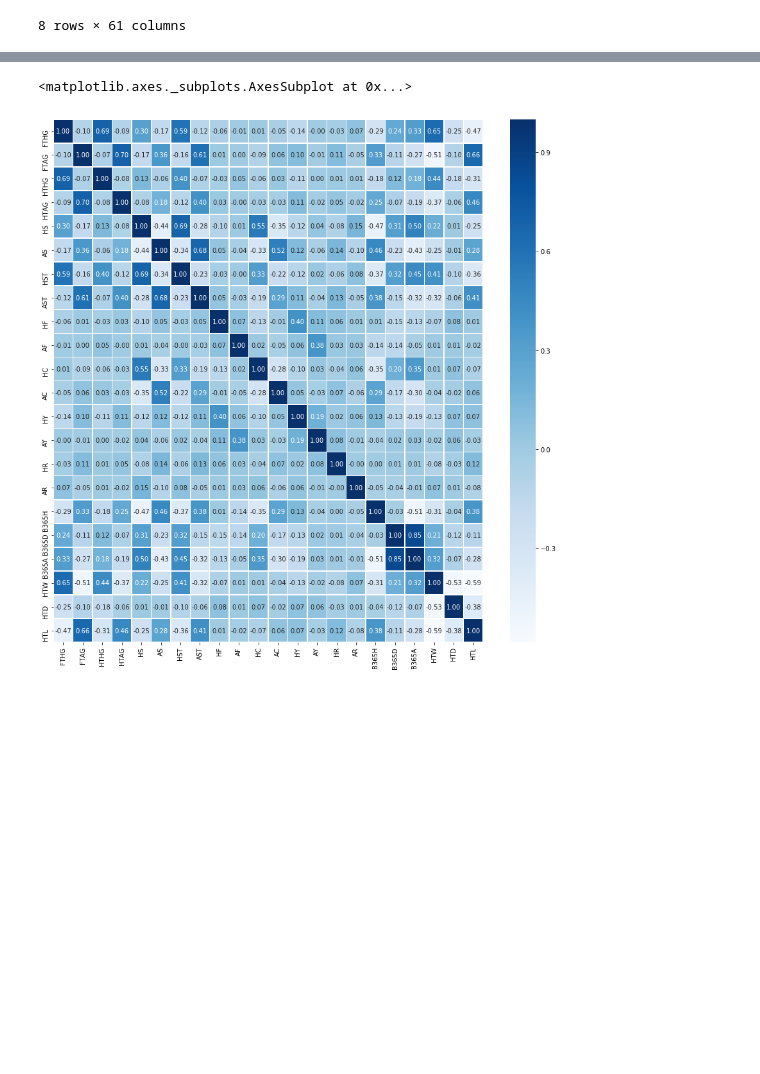
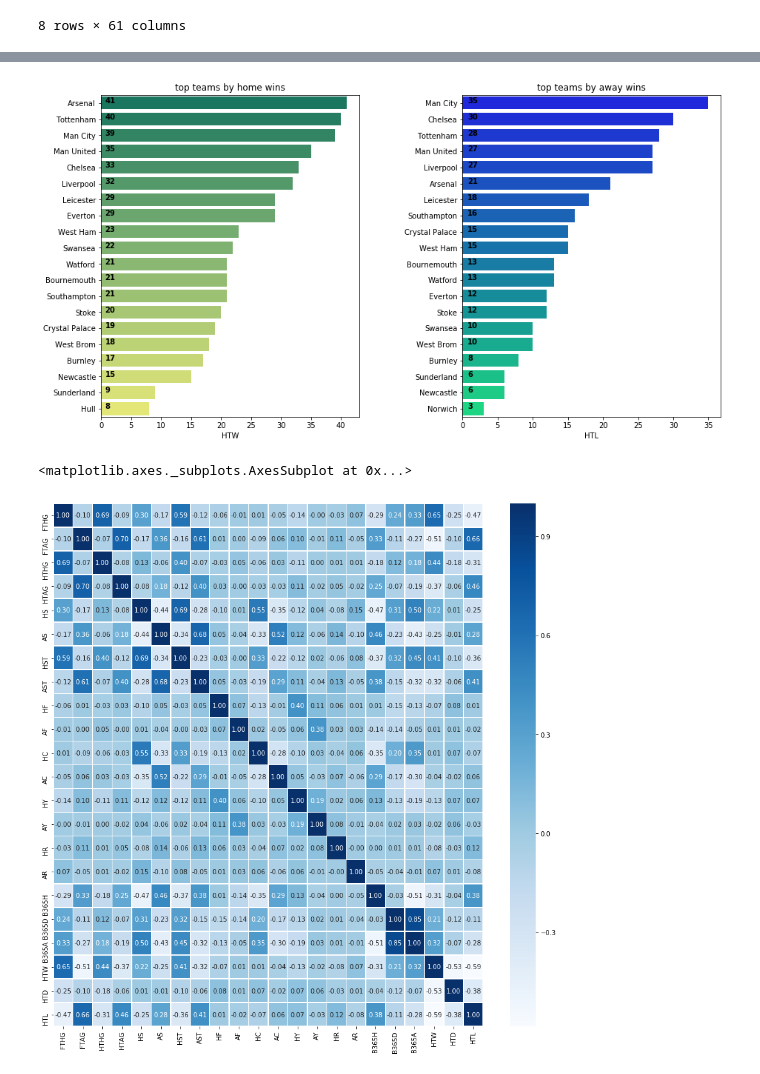
Before and after one commit to sunghoonhong/foot-ball-analysis, a Jupyter notebook: Untitled1.ipynb, the cells around one changed output, grey strips where cells are left out. Saved outputs shown, nothing was run; the diff lists cells and outputs as text; code cells hidden in the pictures; blank space fills up the shorter version.

```diff
--- a/Untitled1.ipynb
+++ b/Untitled1.ipynb
@@ -27,3 +49,24 @@ df.describe()
+# %%
+ht = df.groupby("HomeTeam")["HTW"].sum().reset_index()
+at = df.groupby("AwayTeam")["HTL"].sum().reset_index()
+ht = ht.sort_values(by="HTW",ascending=False)
+at = at.sort_values(by="HTL",ascending=False)
+plt.figure(figsize=(15,8))
+plt.subplot(121)
+ax = sns.barplot(y="HomeTeam",x="HTW",data=ht[:20],palette="summer")
+plt.ylabel('')
+plt.title("top teams by home wins")
+for i,j in enumerate(ht["HTW"][:20]):
+    ax.text(.7,i,j,weight = "bold")
+plt.subplot(122)
+ax = sns.barplot(y="AwayTeam",x="HTL",data=at[:20],palette="winter")
+plt.ylabel("")
+plt.subplots_adjust(wspace = .4)
+plt.title("top teams by away wins")
+for i,j in enumerate(at["HTL"][:20]):
+    ax.text(.7,i,j,weight = "bold")
+# %% [output]
+[figure, added]
 # %%
 matchDf = df[['FTHG', 'FTAG', 'HTHG',
        'HTAG', 'HS', 'AS', 'HST', 'AST', 'HF', 'AF', 'HC',
```
Also changed, not shown: parts of 4 cells of this notebook.
